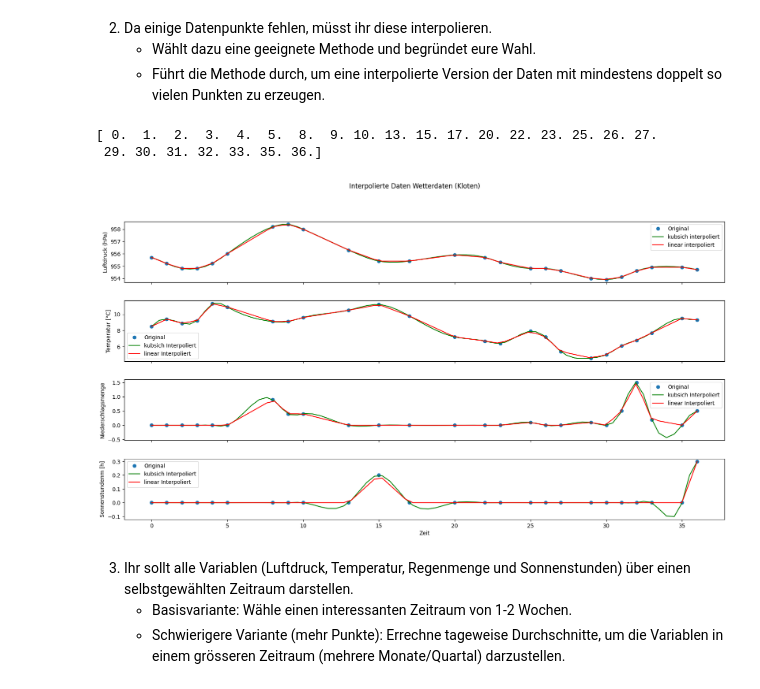
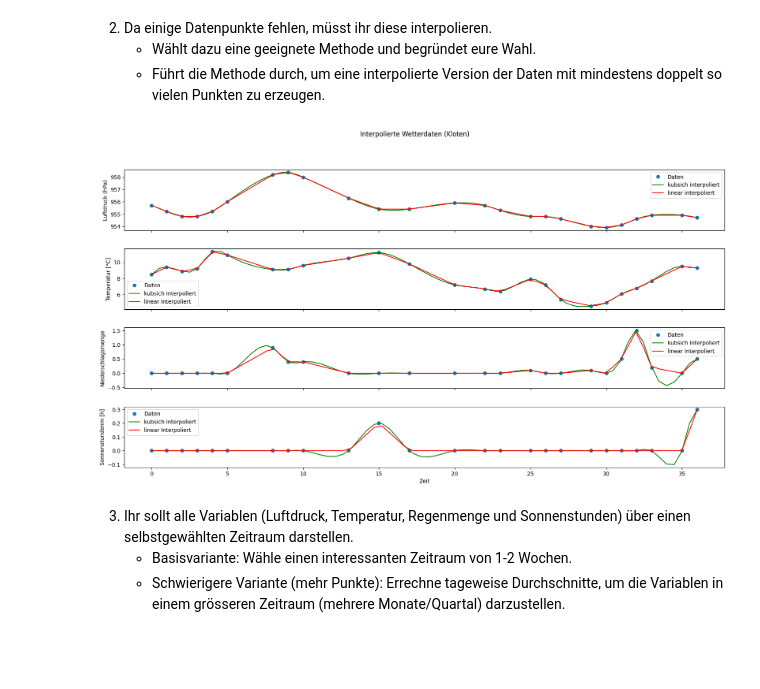
Before and after one commit to Kevin-J-Klein/NGDS-Gruppe-G, a Jupyter notebook: WetterstationGruppeG_alex.ipynb, the cells around one changed output. Cells and saved outputs as stored; diff of their text form; code cells hidden in the pictures; blank space fills up the shorter version.

```diff
--- a/WetterstationGruppeG_alex.ipynb
+++ b/WetterstationGruppeG_alex.ipynb
@@ -58,66 +58,62 @@ Anzahl Messungen: 7473
 2. Da einige Datenpunkte fehlen, müsst ihr diese interpolieren.
    - Wählt dazu eine geeignete Methode und begründet eure Wahl.
    - Führt die Methode durch, um eine interpolierte Version der Daten mit mindestens doppelt so vielen Punkten zu erzeugen.
-# %%
-time_diff_demo = time_diff[:25]
-print(time_diff_demo)
-# %% [output]
-[ 0.  1.  2.  3.  4.  5.  8.  9. 10. 13. 15. 17. 20. 22. 23. 25. 26. 27.
- 29. 30. 31. 32. 33. 35. 36.]
+# %%
+time_diff_demo = time_diff[:25]
+max_demo = int(np.max(time_diff_demo))
+#print(max_demo)
+#print(time_diff_demo)
+
+#max = int(np.max(time_diff))
+#print(max)
+
+t_demo = np.linspace(0, max_demo, (2*max_demo))
+
+#f_cubic = interpolate.interp1d(time_diff[:25], prestah0[:2], kind='cubic')
+f_cubic = interp1d(time_diff_demo, klo_weather_t[2:6], kind='cubic')
+f_linear = interp1d(time_diff_demo, klo_weather_t[2:6], kind = 'linear')
+
+prestah0_inter, tre200h0_inter,rre150h0_inter, su2000h0_inter = f_cubic(t_demo)
+prestah0_inter_linear, tre200h0_inter_linear,rre150h0_inter_linear, su2000h0_inter_linear = f_linear(t_demo)
+
+klo_weather_t_inter = np.array([prestah0_inter, tre200h0_inter,rre150h0_inter, su2000h0_inter])
 # %%
-max = int(np.max(time_diff[:25]))
-#print(max)
-#0, 7473, 2*7473
-
-t = np.linspace(0, max, (2*max))
-
-#f_cubic = interpolate.interp1d(time_diff[:25], prestah0[:2], kind='cubic')
-
-f_cubic = interp1d(time_diff, klo_weather_t[2:6], kind='cubic')
-f_linear = interp1d(time_diff, klo_weather_t[2:6], kind = 'linear')
-
-prestah0_inter, tre200h0_inter,rre150h0_inter, su2000h0_inter = f_cubic(t)
-prestah0_inter_linear, tre200h0_inter_linear,rre150h0_inter_linear, su2000h0_inter_linear = f_linear(t)
-
-klo_weather_t_inter = np.array([prestah0_inter, tre200h0_inter,rre150h0_inter, su2000h0_inter])
-
-
 fig, (ax1, ax2, ax3, ax4) = plt.subplots(4, 1, sharex=True, figsize=(20,10))
 fig.subplots_adjust(wspace=0.5, hspace=0.3)
 
-ax1.plot(time_diff_demo, prestah0[:25], 'o', label='Original')
-ax1.plot(t, prestah0_inter, 'g-', label='kubsich interpoliert')
-ax1.plot(t, prestah0_inter_linear, 'r-', label='linear interpoliert')
+ax1.plot(time_diff_demo, prestah0[:25], 'o', label='Daten')
+ax1.plot(t_demo[0:2*max_demo], prestah0_inter[0:2*max_demo], 'g-', label='kubsich interpoliert')
+ax1.plot(t_demo[0:2*max_demo], prestah0_inter_linear[0:2*max_demo], 'r-', label='linear interpoliert')
 ax1.set_ylabel('Luftdruck (hPa)')
 #ax1.set_xlabel('Zeit')
 ax1.legend()
 
-ax2.plot(time_diff_demo, tre200h0[:25], 'o', label='Original')
-ax2.plot(t, tre200h0_inter, 'g-', label='kubsich Interpoliert')
-ax2.plot(t, tre200h0_inter_linear, 'r-', label='linear Interpoliert')
+ax2.plot(time_diff_demo, tre200h0[:25], 'o', label='Daten')
+ax2.plot(t_demo[0:2*max_demo], tre200h0_inter[0:2*max_demo], 'g-', label='kubsich Interpoliert')
+ax2.plot(t_demo[0:2*max_demo], tre200h0_inter_linear[0:2*max_demo], 'r-', label='linear Interpoliert')
 ax2.set_ylabel('Temperatur [°C]')
 #ax2.set_xlabel('Zeit')
 ax2.legend()
 
-ax3.plot(time_diff_demo, rre150h0[:25], 'o', label='Original')
-ax3.plot(t, rre150h0_inter, 'g-', label='kubsich Interpoliert')
-ax3.plot(t, rre150h0_inter_linear, 'r-', label='linear Interpoliert')
+ax3.plot(time_diff_demo, rre150h0[:25], 'o', label='Daten')
+ax3.plot(t_demo[0:2*max_demo], rre150h0_inter[0:2*max_demo], 'g-', label='kubsich Interpoliert')
+ax3.plot(t_demo[0:2*max_demo], rre150h0_inter_linear[0:2*max_demo], 'r-', label='linear Interpoliert')
 ax3.set_ylabel('Niederschlagsmenge') #Einheit: mm ?
 #ax3.set_xlabel('Zeit')
 ax3.legend()
 
-ax4.plot(time_diff_demo, su2000h0[:25], 'o', label='Original')
-ax4.plot(t, su2000h0_inter, 'g-', label='kubsich Interpoliert')
-ax4.plot(t, su2000h0_inter_linear, 'r-', label='linear Interpoliert')
+ax4.plot(time_diff_demo, su2000h0[:25], 'o', label='Daten')
+ax4.plot(t_demo[0:2*max_demo], su2000h0_inter[0:2*max_demo], 'g-', label='kubsich Interpoliert')
+ax4.plot(t_demo[0:2*max_demo], su2000h0_inter_linear[0:2*max_demo], 'r-', label='linear Interpoliert')
 ax4.set_ylabel('Sonnenstundenm [h]')
 #ax4.set_xlabel('Zeit')
 ax4.legend()
 
 plt.xlabel('Zeit')
-plt.suptitle('Interpolierte Daten Wetterdaten (Kloten)')
+plt.suptitle('Interpolierte Wetterdaten (Kloten)')
 plt.show()
 # %% [output]
-[figure, old version]
+[figure, new version]
 # %% [markdown]
 3. Ihr sollt alle Variablen (Luftdruck, Temperatur, Regenmenge und Sonnenstunden) über einen selbstgewählten Zeitraum darstellen.
    - Basisvariante: Wähle einen interessanten Zeitraum von 1-2 Wochen.
```
Also changed, not shown: parts of 2 cells of this notebook.
